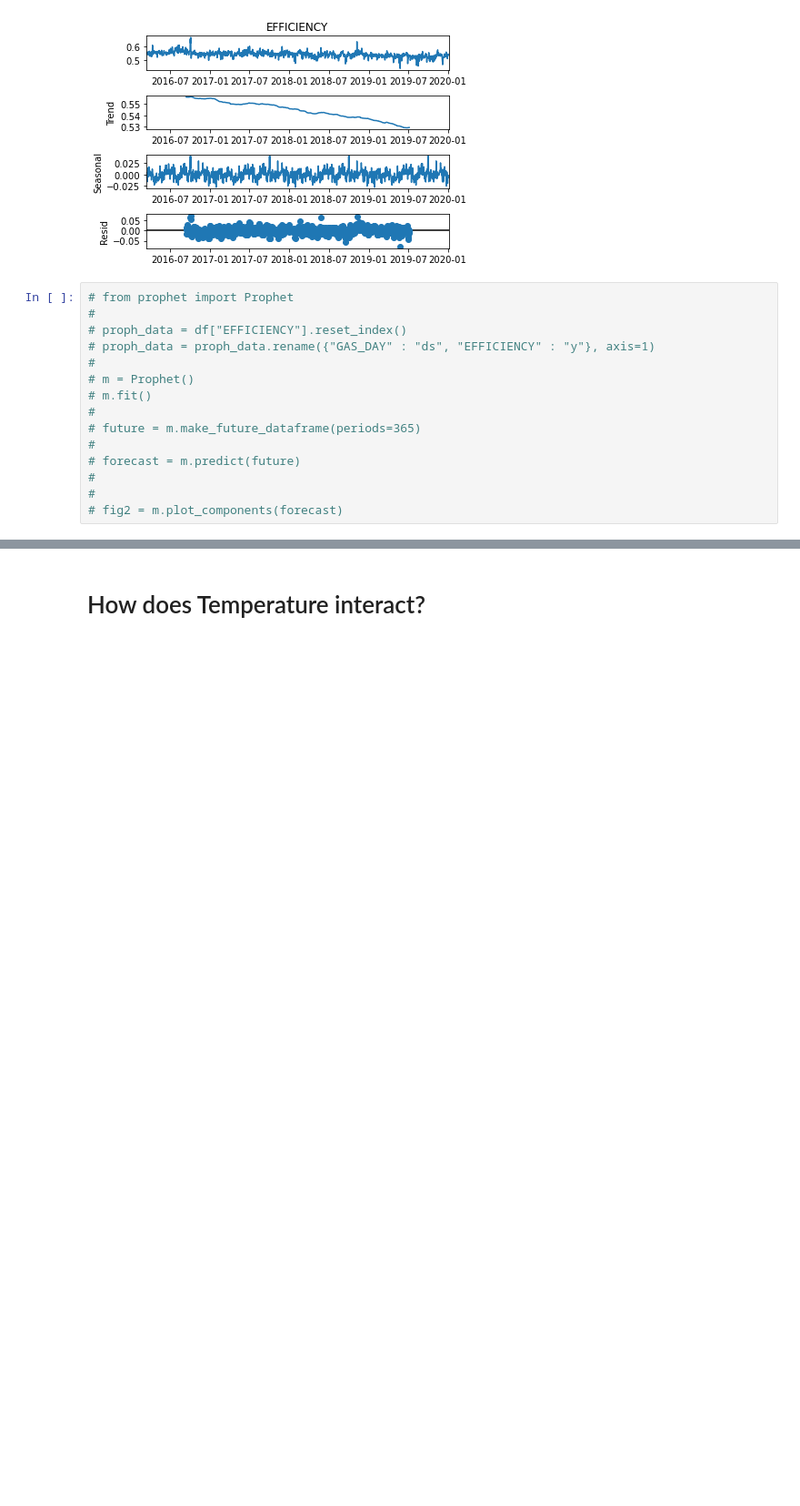
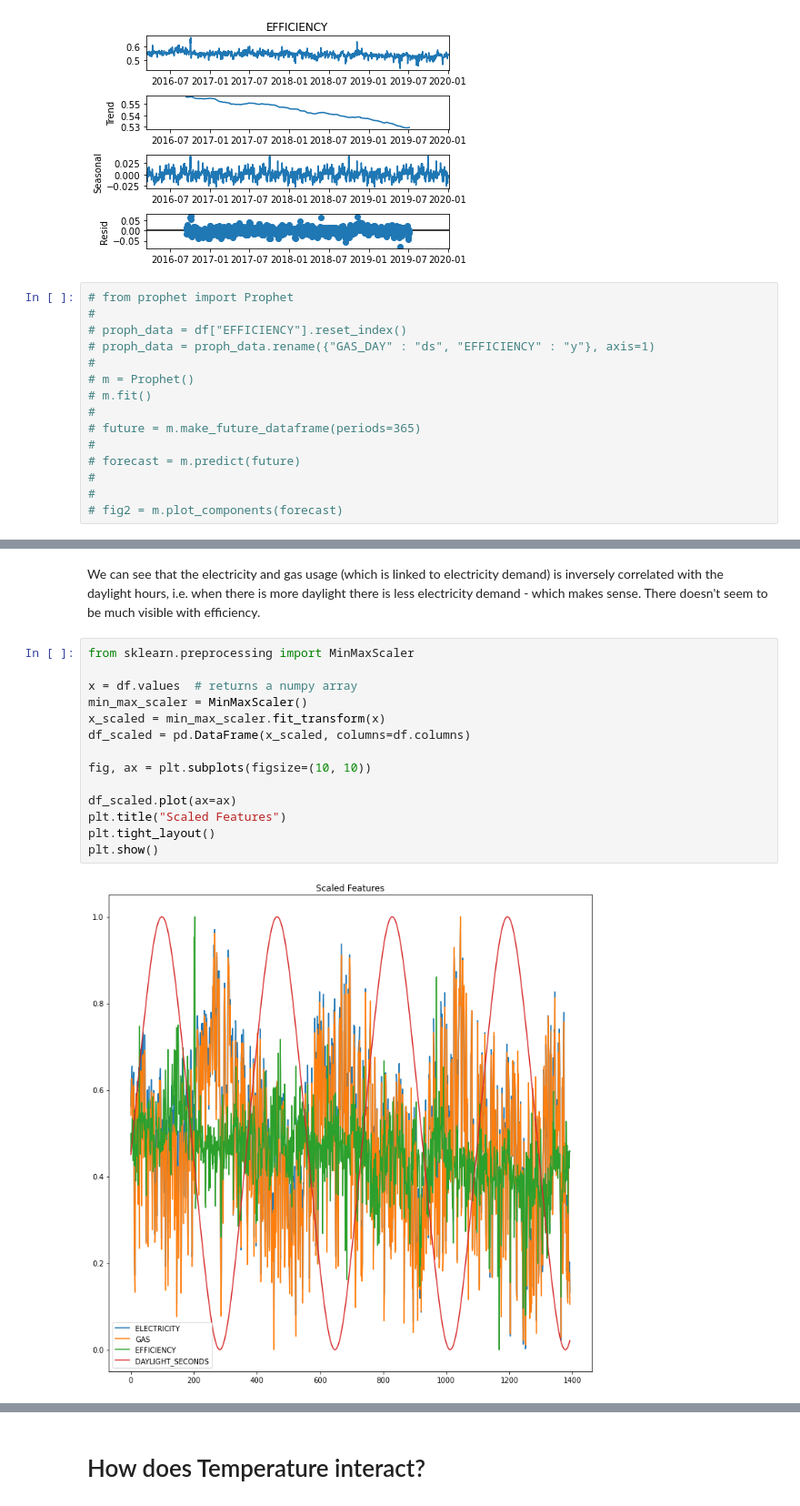
Before and after one commit to r4ch45/charterful, a Jupyter notebook: notebooks/3-what-affects-efficiency.ipynb, the cells around one changed output, grey strips where cells are left out. Shown at 91% size. Saved outputs shown, nothing was run; the diff lists cells and outputs as text; blank space fills up the shorter version.

```diff
--- a/notebooks/3-what-affects-efficiency.ipynb
+++ b/notebooks/3-what-affects-efficiency.ipynb
@@ -151,0 +191,18 @@ a = seasonality.plot()
+# %% [markdown]
+We can see that the electricity and gas usage (which is linked to electricity demand) is inversely correlated with the daylight hours, i.e. when there is more daylight there is less electricity demand - which makes sense. There doesn't seem to be much visible with efficiency.
+# %%
+from sklearn.preprocessing import MinMaxScaler
+
+x = df.values  # returns a numpy array
+min_max_scaler = MinMaxScaler()
+x_scaled = min_max_scaler.fit_transform(x)
+df_scaled = pd.DataFrame(x_scaled, columns=df.columns)
+
+fig, ax = plt.subplots(figsize=(10, 10))
+
+df_scaled.plot(ax=ax)
+plt.title("Scaled Features")
+plt.tight_layout()
+plt.show()
+# %% [output]
+[figure, added]
```
Also changed, not shown: parts of 12 cells of this notebook, 8 other files.
